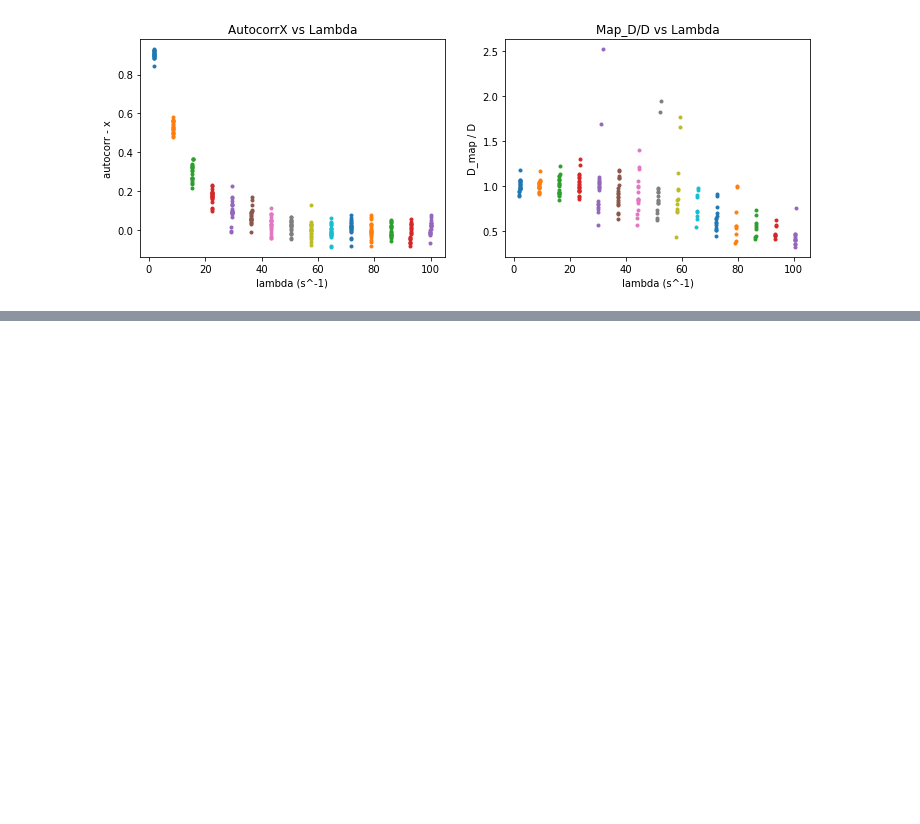
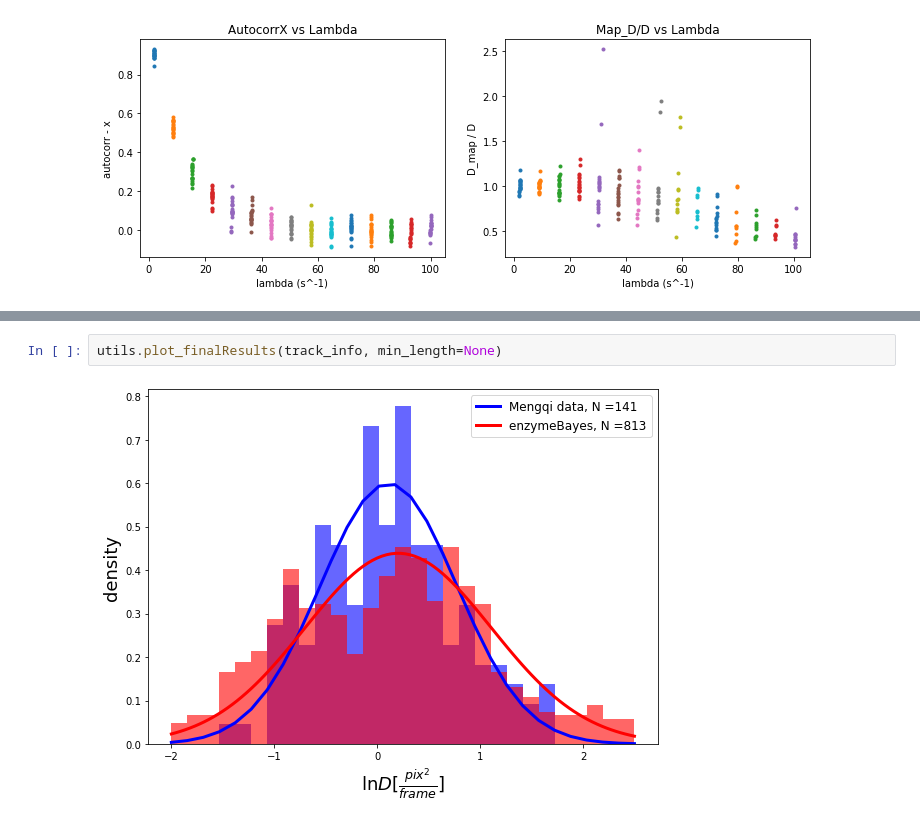
Before and after one commit to kirangauthier/enzymeBayesKucukelbir, a Jupyter notebook: FinalNoteBook.ipynb, the cells around one changed output, grey strips where cells are left out. Drawn from its saved outputs; the diff is of its cells as text; blank space fills up the shorter version.

```diff
--- a/FinalNoteBook.ipynb
+++ b/FinalNoteBook.ipynb
@@ -198,0 +208,4 @@ For the bm model, we see that although it is able to infer the diffusion coeffic
+# %%
+utils.plot_finalResults(track_info, min_length=None)
+# %% [output]
+[figure, added]
```
Also changed, not shown: parts of 26 cells of this notebook, 1 other file.
